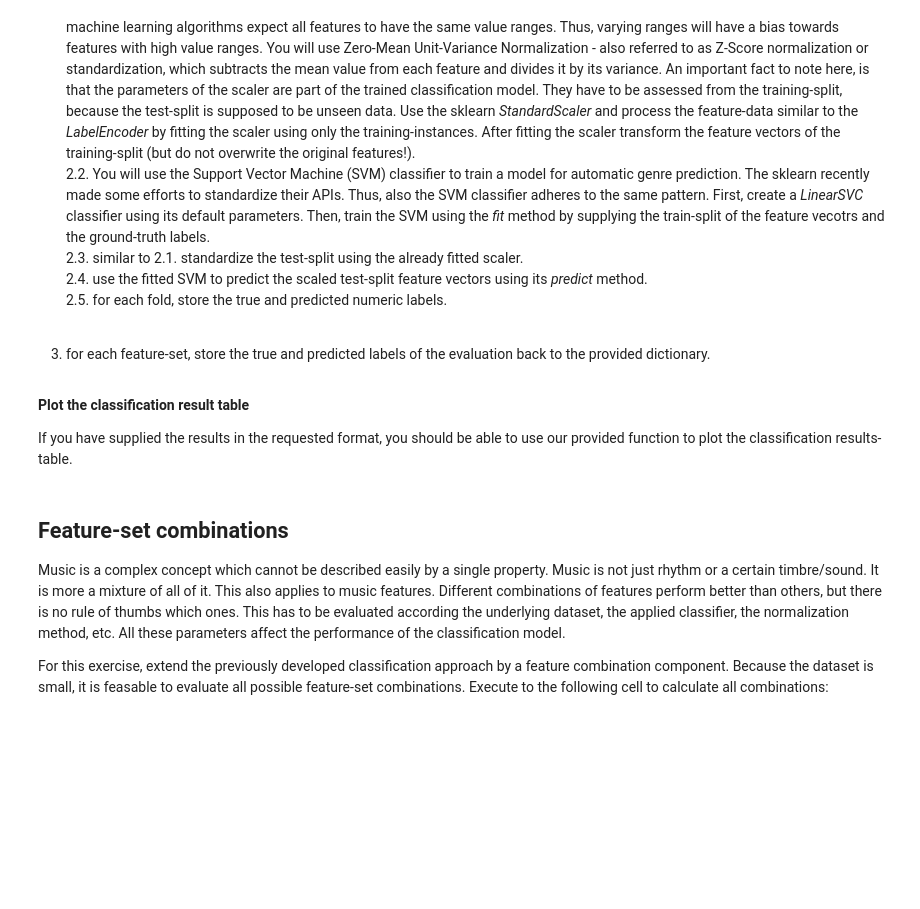
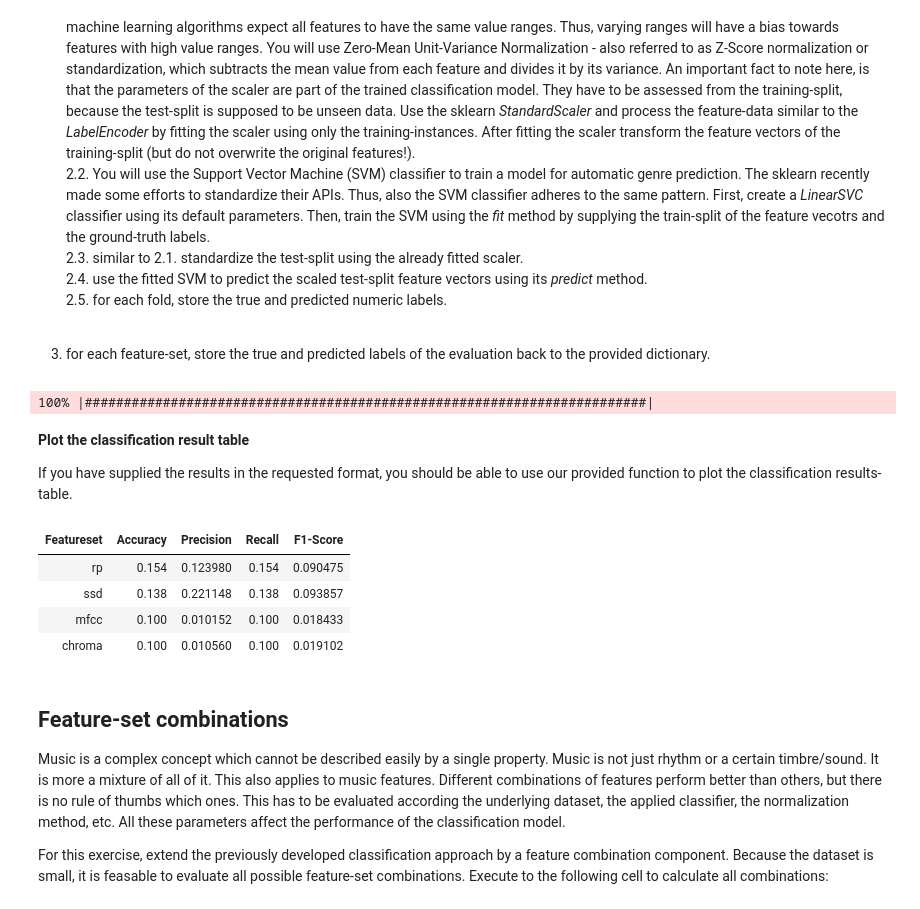
Before and after one commit to svakulenk0/MIR, a Jupyter notebook: air_exercise_2_mir.ipynb, the cells around one changed output. Drawn from its saved outputs; the diff is of its cells as text; code cells hidden in the pictures; blank space fills up the shorter version.

Commit message:
new: genre classification on individual features

```diff
--- a/air_exercise_2_mir.ipynb
+++ b/air_exercise_2_mir.ipynb
@@ -286,28 +287,48 @@ pbar = progressbar.ProgressBar()
 for feature_name in pbar(audio_features.keys()):
 
     # 1. crossvalidation
+    # docs: http://scikit-learn.org/stable/modules/generated/sklearn.model_selection.StratifiedKFold.html
+    skf = StratifiedKFold(n_splits=10, shuffle=True)
+
+    X = audio_features[feature_name]
+    y = encoded_labels
+    y_true = []
+    y_pred = []
 
     # 2. run cross-validation
+    for train_index, test_index in skf.split(X, y):
+        X_train, X_test = X[train_index], X[test_index]
+        y_train, y_test = y[train_index], y[test_index]
 
         # --- TRAIN ---
 
         # 2.1. fit scaler
         # scale training-partition of features
+        sc = StandardScaler()
+        sc.fit(X_train)
+        X_train_scaled = sc.transform(X_train)
 
         # 2.2. create classifier
+        clr = LinearSVC()
 
         # fit classifier with scaled training-set
+        clr.fit(X_train_scaled, y_train)
 
         # --- TEST ---
 
         # 2.3. scale test-partition of features
+        X_test_scaled = sc.transform(X_test)
 
         # 2.4. use fitted classifier to predict labels of test-partition
+        y_pred.extend(clr.predict(X_test))
 
         # 2.5. store the true and predicted labels
+        y_true.extend(y_test)
 
     # 3. store the classification results back to the dictionary
     classification_results[feature_name] = [y_true, y_pred]
+# %% [output]
+100% |########################################################################|
 # %% [markdown]
 **Plot the classification result table**
 
@@ -317,3 +336,13 @@ show_classification_results(classification_results)
+# %%
+assert len(classification_results['ssd'][0]) == 1000
+assert len(classification_results['ssd'][0]) == 1000
+show_classification_results(classification_results)
+# %% [output]
+| Featureset | Accuracy | Precision | Recall | F1-Score |
+| rp | 0.154 | 0.123980 | 0.154 | 0.090475 |
+| ssd | 0.138 | 0.221148 | 0.138 | 0.093857 |
+| mfcc | 0.100 | 0.010152 | 0.100 | 0.018433 |
+| chroma | 0.100 | 0.010560 | 0.100 | 0.019102 |
 # %% [markdown]
 ## Feature-set combinations
 
```
Also changed, not shown: parts of 4 cells of this notebook.
